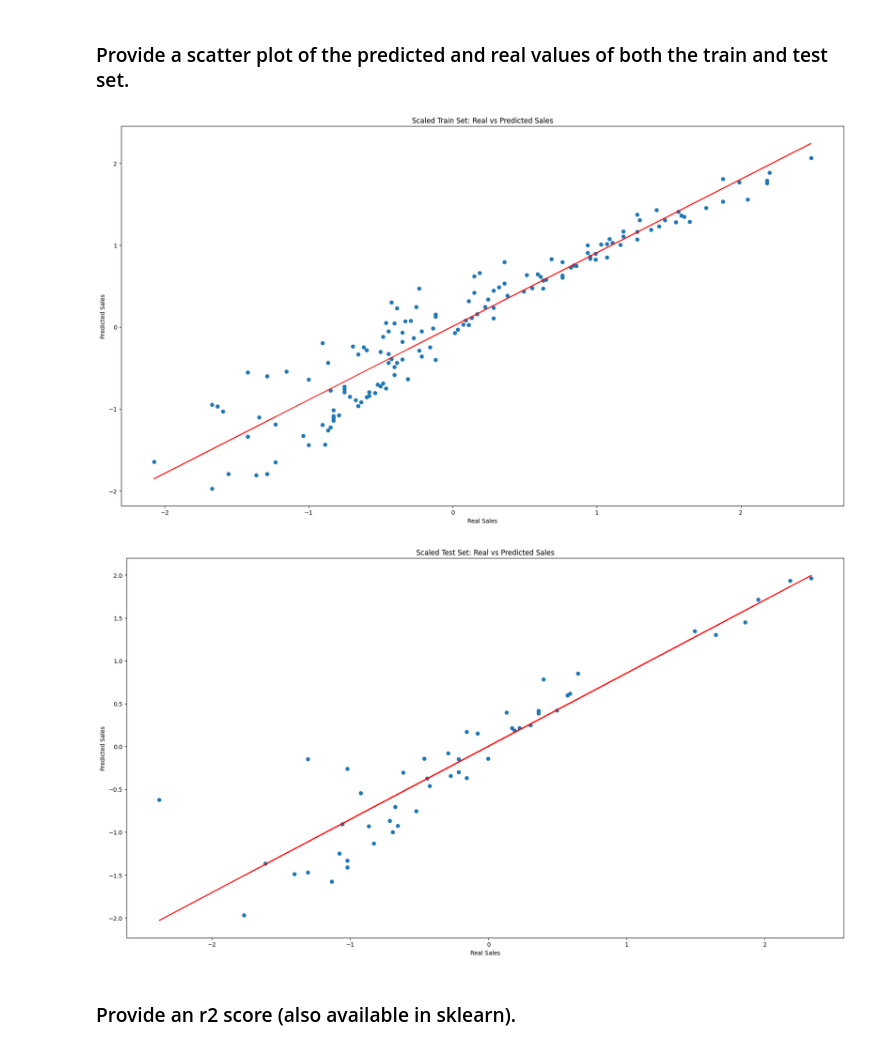
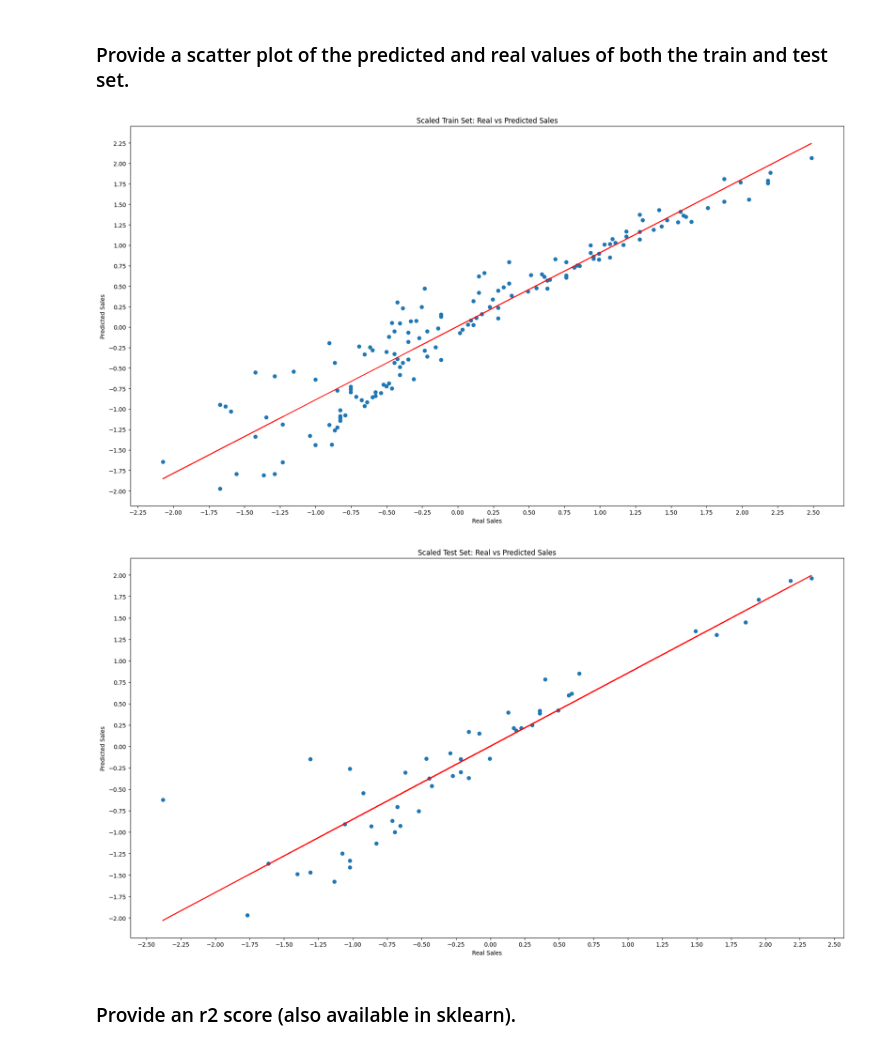
Before and after one commit to Pawmsdayl/CMSC197, a Jupyter notebook: Assignment2/[hw3].ipynb, the cells around one changed output. Cells and saved outputs as stored; diff of their text form; code cells hidden in the pictures.

```diff
--- a/Assignment2/[hw3].ipynb
+++ b/Assignment2/[hw3].ipynb
@@ -75,8 +79,8 @@ raw_data.head()
 # %%
 # standardization functions
 
-def scale(unscaled, feature='sales'):
-    scaled_data = (unscaled - raw_data[feature].mean()) / raw_data[feature].std()
+def scale(original, feature='sales'):
+    scaled_data = (original - raw_data[feature].mean()) / raw_data[feature].std()
     return scaled_data
 
 def calculate_orig(scaled, feature='sales'):
@@ -119,6 +123,11 @@ random_state = np.random.RandomState(0)
 x = data.drop('sales', axis=1)  # predictors
 y = data['sales']               # response
 
-x_train, x_test, y_train, y_test = train_test_split(x, y, test_size=0.25, random_state=random_state)
+x_train, x_test, y_train, y_test = train_test_split(
+    x,
+    y,
+    test_size=0.25,
+    random_state=random_state
+)
 # %%
 # parameters
@@ -251,30 +261,30 @@ The model suggests that TV advertising is the most effective at increasing Sales
 # %%
 # train
 plt.scatter(y_train, y_train_pred)
+plt.title('Scaled Train Set: Real vs Predicted Sales')
 plt.xlabel('Real Sales')
 plt.ylabel('Predicted Sales')
-plt.title('Scaled Train Set: Real vs Predicted Sales')
-
+plt.xticks(np.arange((round(min(y_train))) - 0.25, (round(max(y_train), 2)) + 0.25, step = 0.25))
+plt.yticks(np.arange((round(min(y_train_pred))) - 0.25, (round(max(y_train_pred), 2)) + 0.25, step = 0.25))
 m, b = np.polyfit(y_train, y_train_pred, 1)
 plt.plot(y_train, m*y_train + b, color='red')
-
 plt.tight_layout()
 plt.show()
 
 # test set
 plt.scatter(y_test, y_test_pred)
+plt.title('Scaled Test Set: Real vs Predicted Sales')
 plt.xlabel('Real Sales')
 plt.ylabel('Predicted Sales')
-plt.title('Scaled Test Set: Real vs Predicted Sales')
-
+plt.xticks(np.arange((round(min(y_test))) - 0.50, (round(max(y_test), 2)) + 0.25, step = 0.25))
+plt.yticks(np.arange((round(min(y_test_pred))) - 0.25, (round(max(y_test_pred), 2)) + 0.25, step = 0.25))
 m, b = np.polyfit(y_test, y_test_pred, 1)
 plt.plot(y_test, m*y_test + b, color='red')
-
 plt.tight_layout()
 plt.show()
 # %% [output]
-[figure, old version]
+[figure, new version]
-[figure, old version]
+[figure, new version]
 # %% [markdown]
 ### Provide an r2 score (also available in sklearn).
 # %%
```
Also changed, not shown: parts of 21 cells of this notebook.
